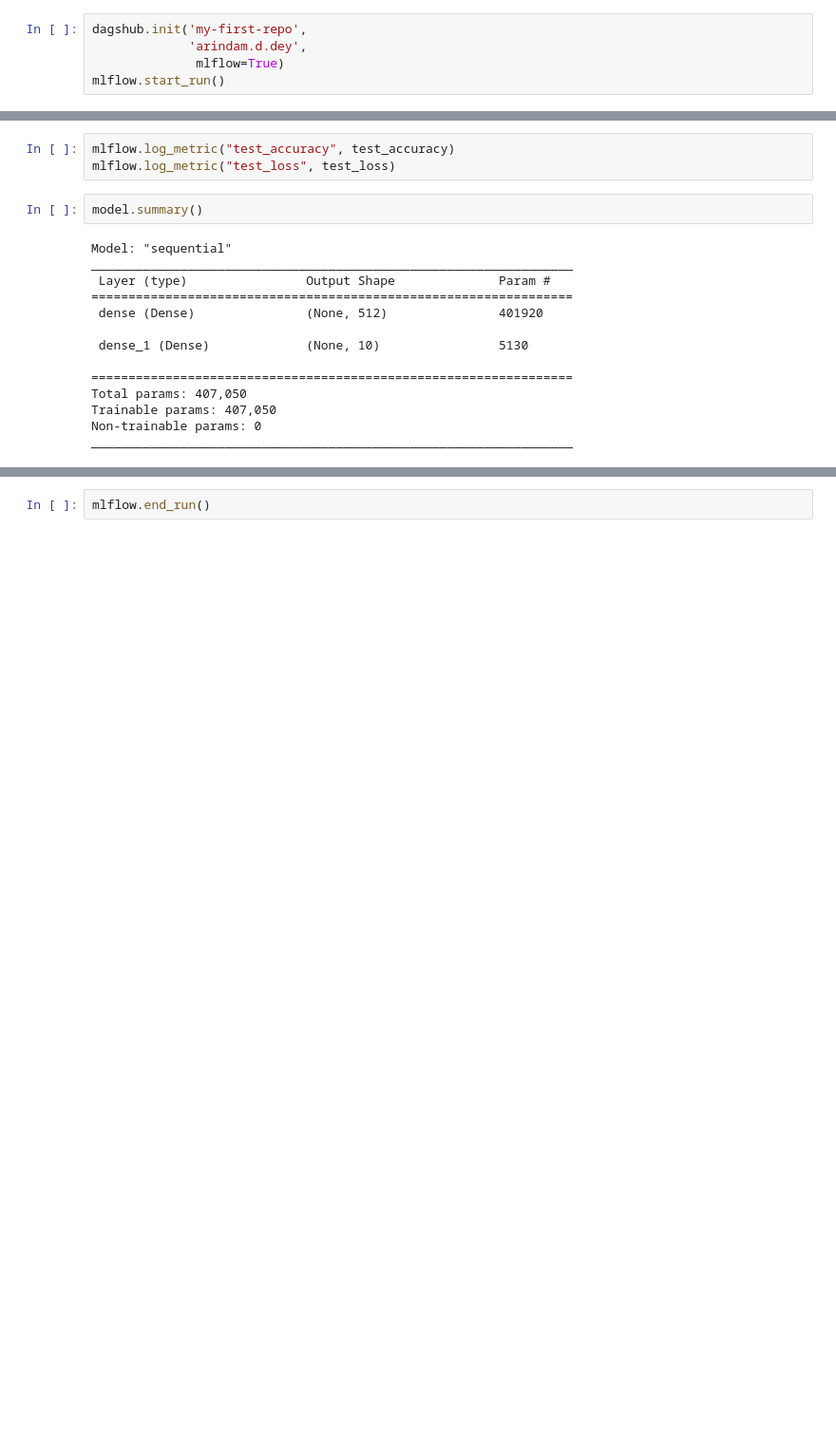
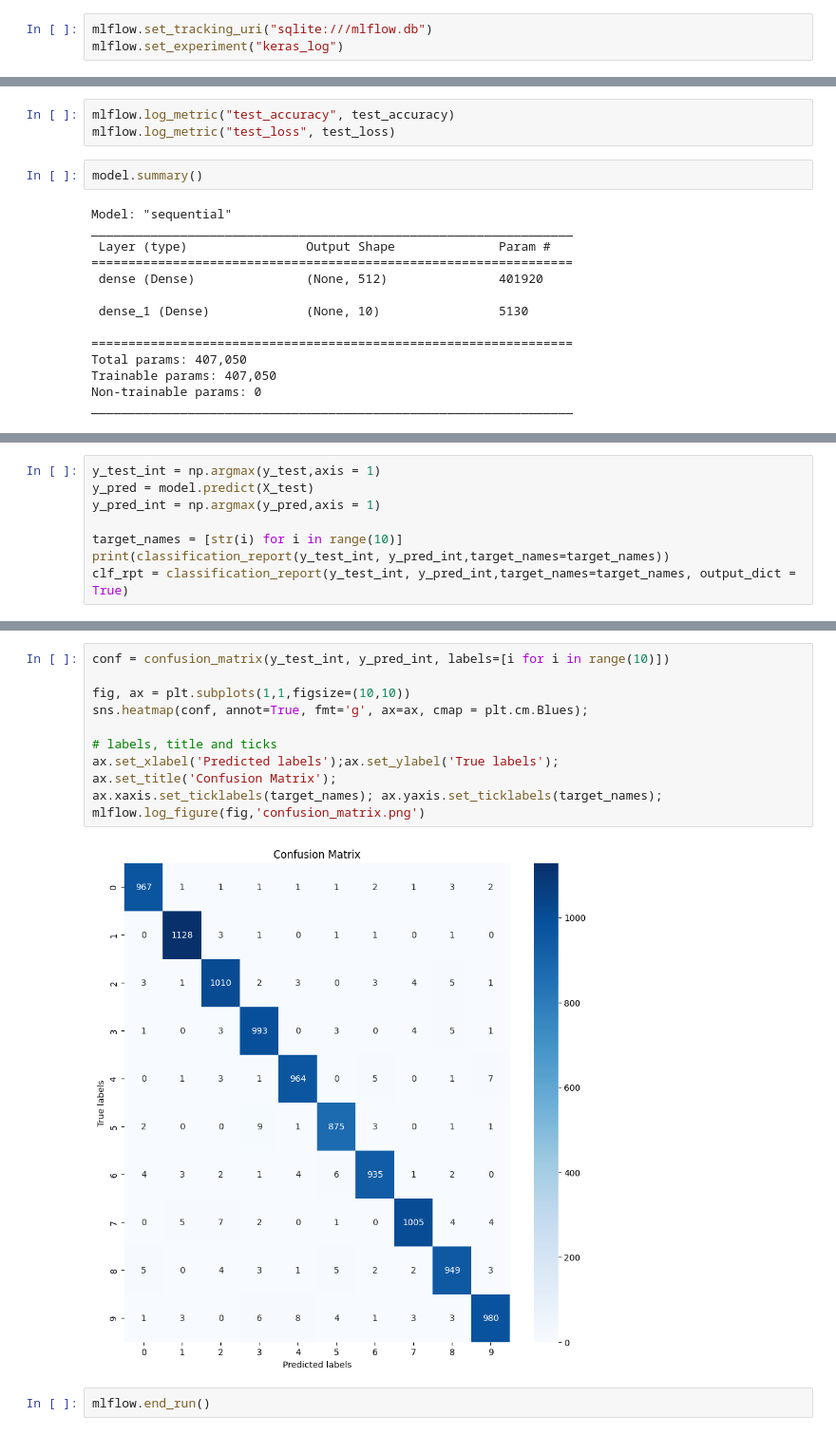
Before and after one commit to Arindam75/mlflow, a Jupyter notebook: 01_basic_mlflow.ipynb, the cells around one changed output, grey strips where cells are left out. Shown at 95% size. Saved outputs shown, nothing was run; the diff lists cells and outputs as text; blank space fills up the shorter version.

```diff
--- a/01_basic_mlflow.ipynb
+++ b/01_basic_mlflow.ipynb
@@ -40,8 +46,6 @@ model.compile(optimizer='adam', loss='categorical_crossentropy', metrics=['accur
 # %%
 #os.getenv('MLFLOW_TRACKING_PASSWORD')
 # %%
-dagshub.init('my-first-repo',
-             'arindam.d.dey',
-              mlflow=True)
-mlflow.start_run()
+mlflow.set_tracking_uri("sqlite:///mlflow.db")
+mlflow.set_experiment("keras_log")
 # %% [output]
@@ -120,0 +127,8 @@ mlflow.log_figure(fig,'plot.png')
+# %%
+y_test_int = np.argmax(y_test,axis = 1)
+y_pred = model.predict(X_test)
+y_pred_int = np.argmax(y_pred,axis = 1)
+
+target_names = [str(i) for i in range(10)]
+print(classification_report(y_test_int, y_pred_int,target_names=target_names))
+clf_rpt = classification_report(y_test_int, y_pred_int,target_names=target_names, output_dict = True)
@@ -121,2 +153,15 @@ mlflow.log_figure(fig,'plot.png')
+# %%
+conf = confusion_matrix(y_test_int, y_pred_int, labels=[i for i in range(10)])
+
+fig, ax = plt.subplots(1,1,figsize=(10,10))
+sns.heatmap(conf, annot=True, fmt='g', ax=ax, cmap = plt.cm.Blues);
+
+# labels, title and ticks
+ax.set_xlabel('Predicted labels');ax.set_ylabel('True labels');
+ax.set_title('Confusion Matrix');
+ax.xaxis.set_ticklabels(target_names); ax.yaxis.set_ticklabels(target_names);
+mlflow.log_figure(fig,'confusion_matrix.png')
+# %% [output]
+[figure, added]
 # %%
 mlflow.end_run()
```
Also changed, not shown: parts of 8 cells of this notebook, 8 other files.
